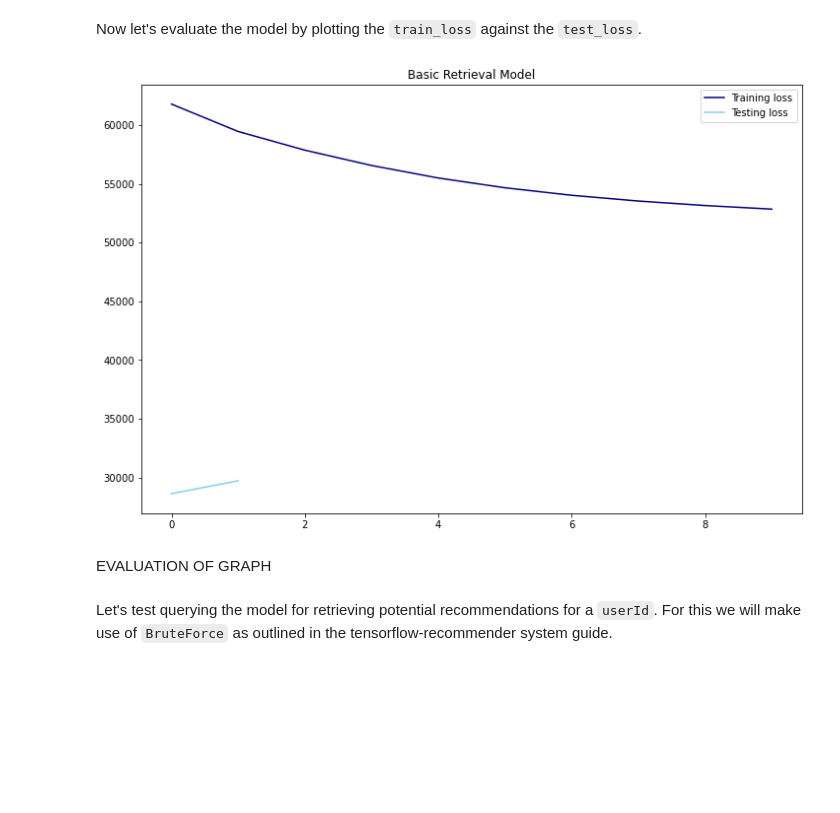
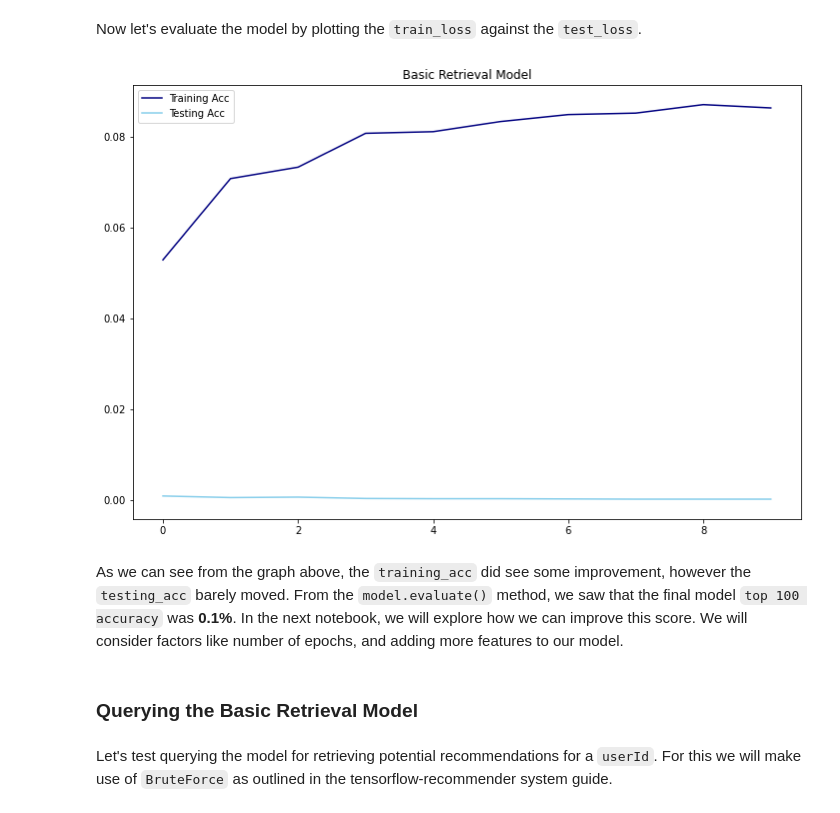
Before and after one commit to sujayjangam/Movie-Recommender-System, a Jupyter notebook: 4. Deep Learning - Part 1 (Basic).ipynb, the cells around one changed output. Cells and saved outputs as stored; diff of their text form; code cells hidden in the pictures; blank space fills up the shorter version.

```diff
--- a/4. Deep Learning - Part 1 (Basic).ipynb
+++ b/4. Deep Learning - Part 1 (Basic).ipynb
@@ -311,19 +323,21 @@ The way to interprete this metric is that, the chance of a true positive for a u
 Now let's evaluate the model by plotting the `train_loss` against the `test_loss`.
 # %%
 # defining train and test loss from the model history
-train_loss = basic_retrieval_hist.history['loss']
-test_loss = basic_retrieval_hist.history['val_loss']
+train_loss = basic_retrieval_hist.history['factorized_top_k/top_100_categorical_accuracy']
+test_loss = basic_retrieval_hist.history['val_factorized_top_k/top_100_categorical_accuracy']
 
 # creating a train vs test loss plot
 plt.figure(figsize=(12, 8))
-plt.plot(train_loss, label='Training loss', color='navy')
-plt.plot(test_loss, label='Testing loss', color='skyblue')
+plt.plot(train_loss, label='Training Acc', color='navy')
+plt.plot(test_loss, label='Testing Acc', color='skyblue')
 plt.title('Basic Retrieval Model')
 plt.legend();
 # %% [output]
-[figure, old version]
+[figure, new version]
 # %% [markdown]
-EVALUATION OF GRAPH
+As we can see from the graph above, the `training_acc` did see some improvement, however the `testing_acc` barely moved. From the `model.evaluate()` method, we saw that the final model `top 100 accuracy` was **0.1%**. In the next notebook, we will explore how we can improve this score. We will consider factors like number of epochs, and adding more features to our model.
+# %% [markdown]
+### Querying the Basic Retrieval Model
 # %% [markdown]
 Let's test querying the model for retrieving potential recommendations for a `userId`. For this we will make use of `BruteForce` as outlined in the tensorflow-recommender system guide.
 # %%
```
Also changed, not shown: parts of 21 cells of this notebook.
